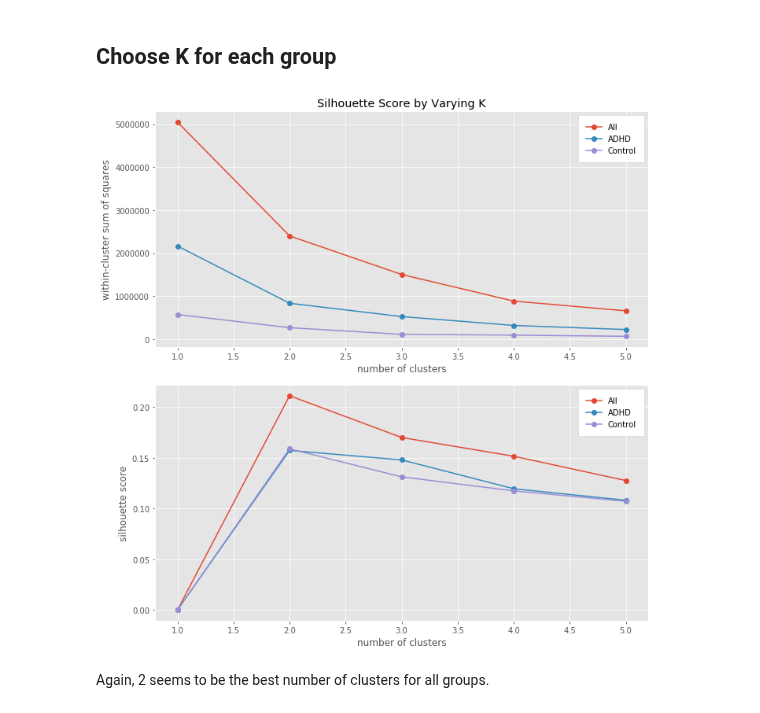
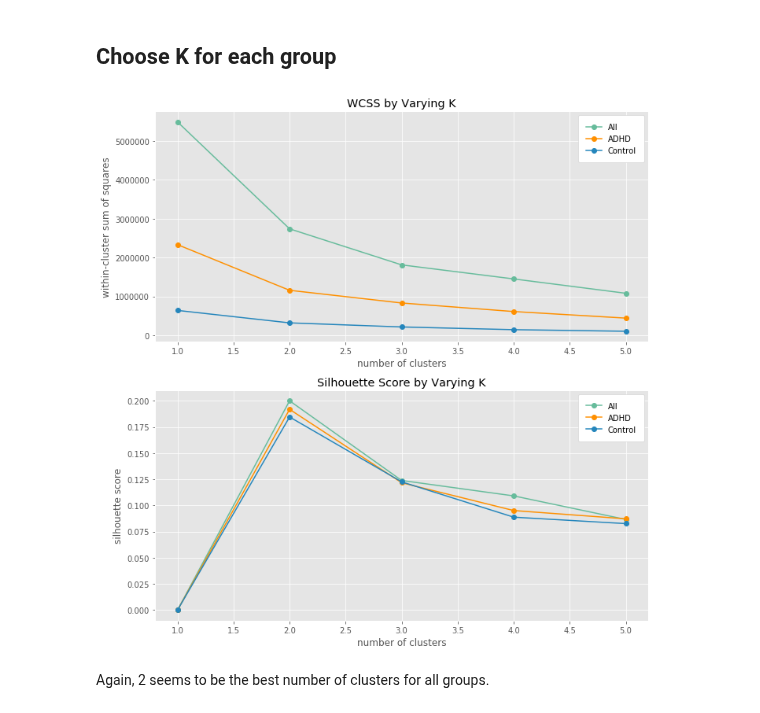
Before and after one commit to cjsmith015/Machine_Learning_and_ADHD, a Jupyter notebook: Unsupervised Learning.ipynb, the cells around one changed output. Cells and saved outputs as stored; diff of their text form; code cells hidden in the pictures.

Commit message:
Clean up visualizations

```diff
--- a/Unsupervised Learning.ipynb
+++ b/Unsupervised Learning.ipynb
@@ -119,18 +118,19 @@ Control:  257
 # %%
 fig, axs = plt.subplots(2,1,figsize=(10,10))
 
 scaler = StandardScaler()
 kmeans = KMeans(n_jobs=-1, random_state=56)
 steps = [('standard_scaler', scaler),
          ('kmeans', kmeans)]
 pipeline = Pipeline(steps)
 
-wcss_and_silhouette(TMCQ_all, pipeline, axs, 'All', standard_scale=True)
-wcss_and_silhouette(TMCQ_adhd, pipeline, axs, 'ADHD', standard_scale=True)
-wcss_and_silhouette(TMCQ_control, pipeline, axs, 'Control', standard_scale=True)
+wcss_and_silhouette(neuro_all, pipeline, axs, 'All', '#67bc9c', standard_scale=True)
+wcss_and_silhouette(neuro_adhd, pipeline, axs, 'ADHD', '#ff9000', standard_scale=True)
+wcss_and_silhouette(neuro_control, pipeline, axs, 'Control', '#2586bc', standard_scale=True)
+
 plt.tight_layout()
 # %% [output]
-[figure, old version]
+[figure, new version]
 # %% [markdown]
 Again, 2 seems to be the best number of clusters for all groups.
 # %% [markdown]
```
Also changed, not shown: parts of 26 cells of this notebook, 2 other files.
